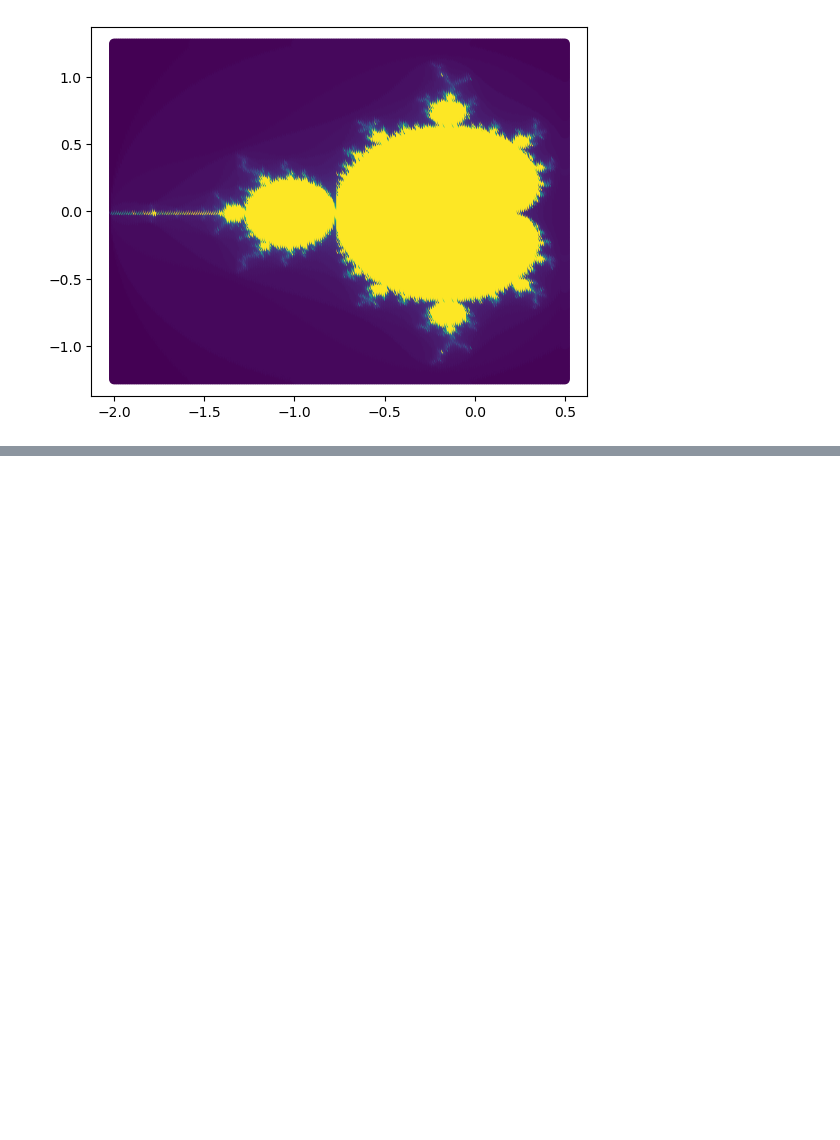
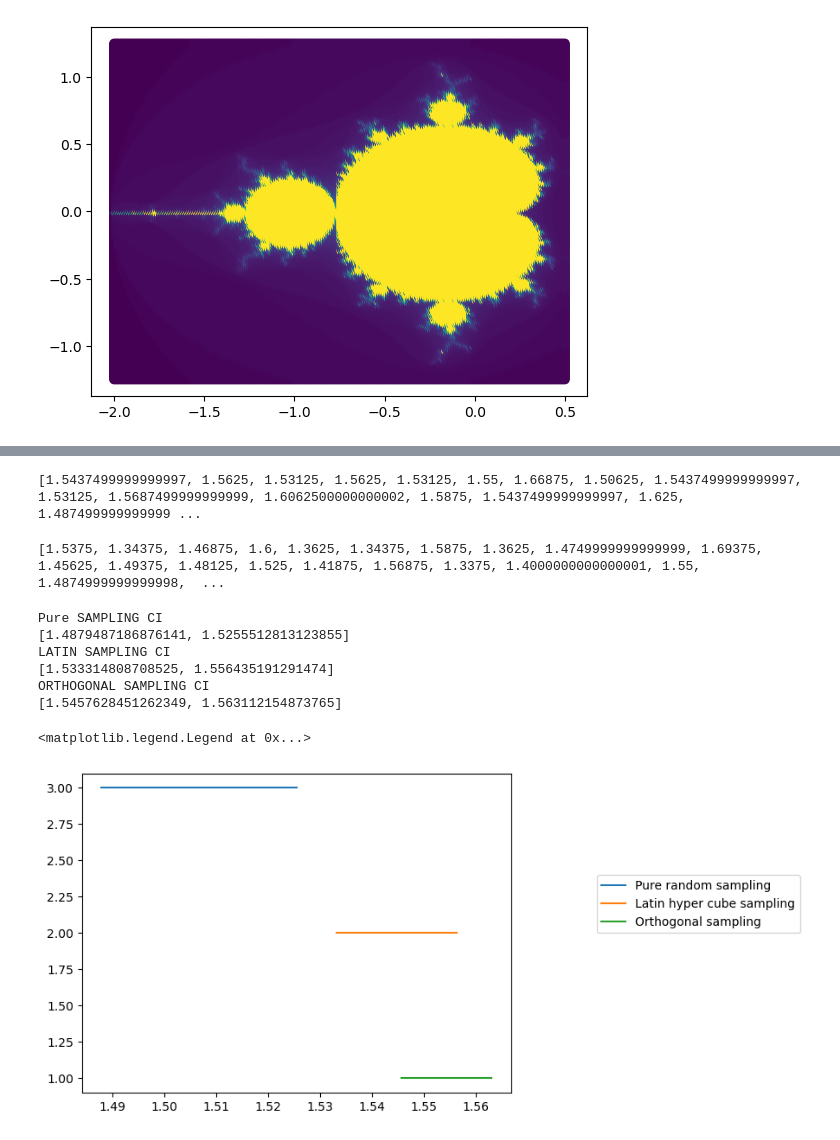
Before and after one commit to AleksSliw/Stochastic-modelling, a Jupyter notebook: Assignment 1.ipynb, the cells around one changed output, grey strips where cells are left out. Saved outputs shown, nothing was run; the diff lists cells and outputs as text; code cells hidden in the pictures; blank space fills up the shorter version.

Commit message:
Confidence intervals for different sampling techniques

```diff
--- a/Assignment 1.ipynb
+++ b/Assignment 1.ipynb
@@ -310,0 +359,18 @@ print(A_m)
+# %%
+#Generate multiple areas using orthogonal sampling
+
+areas_orthogonal = []
+
+for i in range(100):
+
+    orthogonal_list = orthogonal_sampling(1000)
+
+    heights = calculate_heights(orthogonal_list[0])
+
+    area = calculate_area(heights)
+
+    areas_orthogonal.append(area)
+
+print(areas_orthogonal)
+# %% [output]
+[1.5437499999999997, 1.5625, 1.53125, 1.5625, 1.53125, 1.55, 1.66875, 1.50625, 1.5437499999999997, 1.53125, 1.5687499999999999, 1.6062500000000002, 1.5875, 1.5437499999999997, 1.625, 1.487499999999999 ...
@@ -310,0 +393,59 @@ print(A_m)
+# %%
+areas_pure = []
+
+for i in range(100):
+    area = pure_sampling(data_set,1000, 1000, xrange, yrange)
+    areas_pure.append(area)
+
+print(areas_pure)
+# %% [output]
+[1.5375, 1.34375, 1.46875, 1.6, 1.3625, 1.34375, 1.5875, 1.3625, 1.4749999999999999, 1.69375, 1.45625, 1.49375, 1.48125, 1.525, 1.41875, 1.56875, 1.3375, 1.4000000000000001, 1.55, 1.4874999999999998,  ...
+# %%
+#Confidence intervals
+
+def confidence_intervals(data):
+
+    mean = np.mean(data)
+    std = np.std(data, ddof= 1)
+
+    #Sample size
+    n = len(data)
+
+    confidence_level = 0.95
+    significance_level = 1 - confidence_level
+    z = stats.norm.ppf(1-significance_level/2)
+
+    margin_of_error = z * (std/np.sqrt(n))
+
+    confidence_interval = [mean - margin_of_error, mean + margin_of_error]
+
+    return confidence_interval
+# %%
+#Confidence intervals
+
+print("Pure SAMPLING CI")
+confidence_interval_pure = confidence_intervals(areas_pure)
+print(confidence_interval_pure)
+
+print("LATIN SAMPLING CI")
+confidence_interval_latin = confidence_intervals(areas_latin)
+print(confidence_interval_latin)
+
+print("ORTHOGONAL SAMPLING CI")
+confidence_interval_orthogonal = confidence_intervals(areas_orthogonal)
+print(confidence_interval_orthogonal)
+
+plt.plot(confidence_interval_pure,[3,3], label = "Pure random sampling")
+plt.plot(confidence_interval_latin,[2,2], label = "Latin hyper cube sampling")
+plt.plot(confidence_interval_orthogonal,[1,1], label = "Orthogonal sampling")
+
+plt.legend(loc=(1.2, 0.5))
+# %% [output]
+Pure SAMPLING CI
+[1.4879487186876141, 1.5255512813123855]
+LATIN SAMPLING CI
+[1.533314808708525, 1.556435191291474]
+ORTHOGONAL SAMPLING CI
+[1.5457628451262349, 1.563112154873765]
+<matplotlib.legend.Legend at 0x...>
+[figure, added]
```
Also changed, not shown: parts of 10 cells of this notebook.
